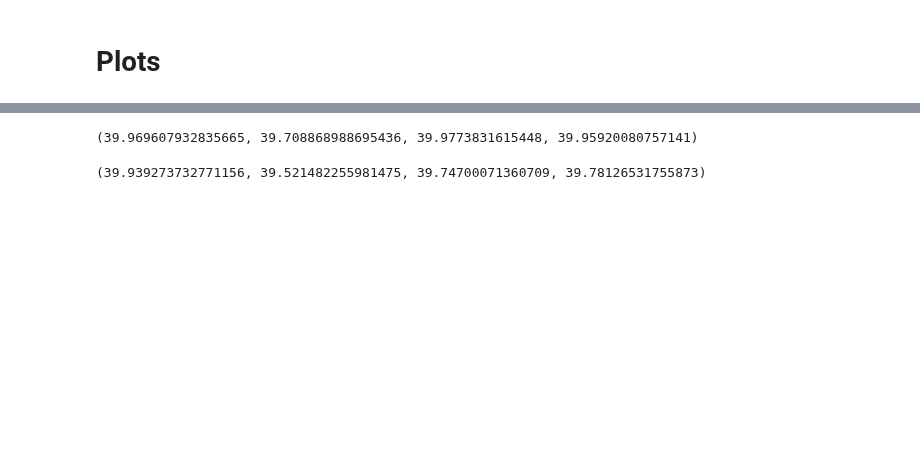
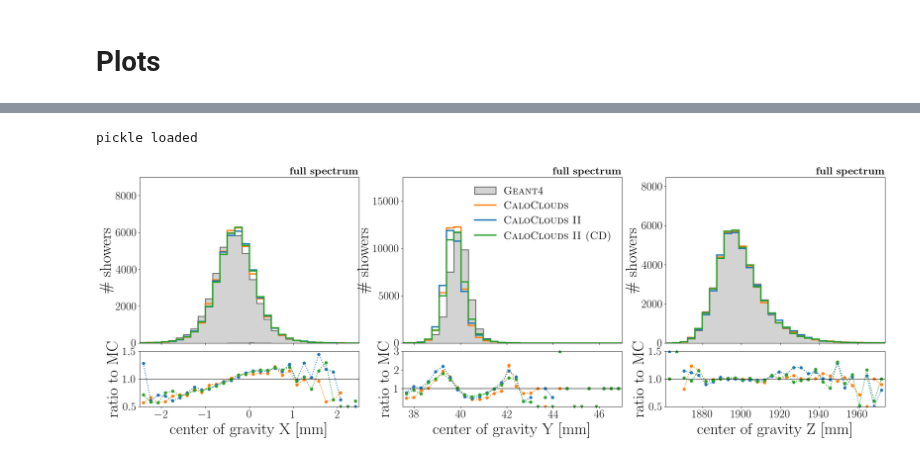
Before and after one commit to FLC-QU-hep/CaloClouds-3, a Jupyter notebook: validation.ipynb, the cells around one changed output, grey strips where cells are left out. Cells and saved outputs as stored; diff of their text form; code cells hidden in the pictures; blank space fills up the shorter version.

Commit message:
updated plotting

```diff
--- a/validation.ipynb
+++ b/validation.ipynb
@@ -388,5 +397,11 @@ time per shower:  0.0011402242183685303
 # %% [markdown]
 # Plots
+# %%
+title = r'\textbf{full spectrum}' #  r'\textbf{50 GeV}'
+real_label = r'\textsc{Geant4}'
+ddpm_label = r'\textsc{CaloClouds}'
+edm_label = r'\textsc{CaloClouds II}'
+cm_label = r'\textsc{CaloClouds II (CD)}'
 # %%
 from utils.plotting import get_projections, get_plots, MAP, offset, layer_bottom_pos, cell_thickness, plt_cog
 from utils.plotting import cfg as cfg_plt
@@ -396,8 +411,8 @@ import numpy as np
 import h5py
 import matplotlib.pyplot as plt
 # %%
-path = '/beegfs/desy/user/akorol/data/calo-clouds/hdf5/high_granular_grid/validation/50GeV_x36_grid_regular_2k_Z4.hdf5'
-# path = '/beegfs/desy/user/akorol/data/calo-clouds/hdf5/high_granular_grid/validation/10-90GeV_x36_grid_regular_float32.hdf5'
+# path = '/beegfs/desy/user/akorol/data/calo-clouds/hdf5/high_granular_grid/validation/50GeV_x36_grid_regular_2k_Z4.hdf5'
+path = '/beegfs/desy/user/akorol/data/calo-clouds/hdf5/high_granular_grid/validation/10-90GeV_x36_grid_regular_float32.hdf5'
 # path = '/beegfs/desy/user/akorol/projects/getting_high/ILDConfig/StandardConfig/production/out/10GeV_x36_grid_regular_2k_Z4_grid_pos_rundom.hdf5'
 real_showers = h5py.File(path, 'r')['events'][:]
 
@@ -423,18 +438,21 @@ real_showers = h5py.File(path, 'r')['events'][:]
 # fake_showers = np.load('/beegfs/desy/user/akorol/projects/point-cloud/DM_100s_30GeV_rearanged.npy')
 # fake_showers[:, -1] = fake_showers[:, -1] / 1000
 
-fake_showers = np.load('/beegfs/desy/user/buhmae/6_PointCloudDiffusion/output/CCbaseline_50GeV_2000.npy')
+# fake_showers = np.load('/beegfs/desy/user/buhmae/6_PointCloudDiffusion/output/CCbaseline_50GeV_2000.npy')
+fake_showers = np.load('/beegfs/desy/user/buhmae/6_PointCloudDiffusion/output/CCbaseline_10-90GeV_40k_wNscaling.npy')
 fake_showers[:, -1] = fake_showers[:, -1] / 1000
 
 # fake_showers_2 = np.load('/beegfs/desy/user/buhmae/6_PointCloudDiffusion/output/kCaloClouds_2023_05_24__14_54_09_heun18_50GeV_2k.npy')
 # fake_showers_2 = np.load('/beegfs/desy/user/buhmae/6_PointCloudDiffusion/output/kCaloClouds_2023_05_24__14_54_09_heun13_50GeV_2k.npy')
-fake_showers_2 = np.load('/beegfs/desy/user/buhmae/6_PointCloudDiffusion/output/kCaloClouds_2023_06_29__23_08_31_ckpt_0.000000_2000000_heun13_50GeV_2k.npy')
+# fake_showers_2 = np.load('/beegfs/desy/user/buhmae/6_PointCloudDiffusion/output/kCaloClouds_2023_06_29__23_08_31_ckpt_0.000000_2000000_heun13_50GeV_2k.npy')
+fake_showers_2 = np.load('/beegfs/desy/user/buhmae/6_PointCloudDiffusion/output/kCaloClouds_2023_06_29__23_08_31_ckpt_0.000000_2000000_10-90GeV_40k_wNscaling.npy')
 fake_showers_2[:, -1] = fake_showers_2[:, -1] / 1000
 
 # fake_showers_2 = np.load('/beegfs/desy/user/akorol/projects/point-cloud/DM_new_100s_50GeV_with_flow_corrections_best_cog.npy')
 #fake_showers_2[:, -1] = fake_showers_2[:, -1] / 1000
 
 # fake_showers_3 = np.load('/beegfs/desy/user/akorol/projects/point-cloud/DM_new_100s_90GeV_with_flow_corrections_3.npy')
+fake_showers_3 = np.load('/beegfs/desy/user/buhmae/6_PointCloudDiffusion/output/CD_2023_07_07__16_32_09_ckpt_0.000000_1000000_10-90GeV_40k_wNscaling.npy')
 fake_showers_3[:, -1] = fake_showers_3[:, -1] / 1000
 
 # fake_showers_2 = np.load('/beegfs/desy/user/akorol/projects/point-cloud/DM_500s_10GeV_rearanged.npy')
@@ -554,11 +603,23 @@ plotting.plt_cog(c_cog, [c_cog_2, c_cog_3, c_cog_4], ['G4 50GeV', 'CaloClouds',
-# %%
-cog[2].mean(), cog_2[2].mean(), cog_3[2].mean(), cog_4[2].mean()
-# %% [output]
-(39.969607932835665, 39.708868988695436, 39.9773831615448, 39.95920080757141)
-# %%
-c_cog[2].mean(), c_cog_2[2].mean(), c_cog_3[2].mean(), c_cog_4[2].mean()
-# %% [output]
-(39.939273732771156, 39.521482255981475, 39.74700071360709, 39.78126531755873)
+# %%
+# pickle
+# with open('/beegfs/desy/user/buhmae/6_PointCloudDiffusion/output/pickle/c_cog_real.pickle', 'wb') as f:
+#     pickle.dump(c_cog_real, f)
+# with open('/beegfs/desy/user/buhmae/6_PointCloudDiffusion/output/pickle/c_cog_fake.pickle', 'wb') as f:
+#     pickle.dump(c_cog_fake, f)
+# print('pickle saved')
+
+with open('/beegfs/desy/user/buhmae/6_PointCloudDiffusion/output/pickle/c_cog_real.pickle', 'rb') as f:
+    c_cog_real = pickle.load(f)
+with open('/beegfs/desy/user/buhmae/6_PointCloudDiffusion/output/pickle/c_cog_fake.pickle', 'rb') as f:
+    c_cog_fake = pickle.load(f)
+print('pickle loaded')
+# %% [output]
+pickle loaded
+# %%
+importlib.reload(plotting)
+plotting.plt_cog(c_cog_real, c_cog_fake, [real_label, ddpm_label, edm_label, cm_label], title=title)
+# %% [output]
+[figure, added]
 # %%
 print(cog[0].mean(), cog_2[0].mean(), cog_3[0].mean(), cog_4[0].mean())
 print(c_cog[0].mean(), c_cog_2[0].mean(), c_cog_3[0].mean(), c_cog_4[0].mean())
```
Also changed, not shown: parts of 21 cells of this notebook, 1 other file.
